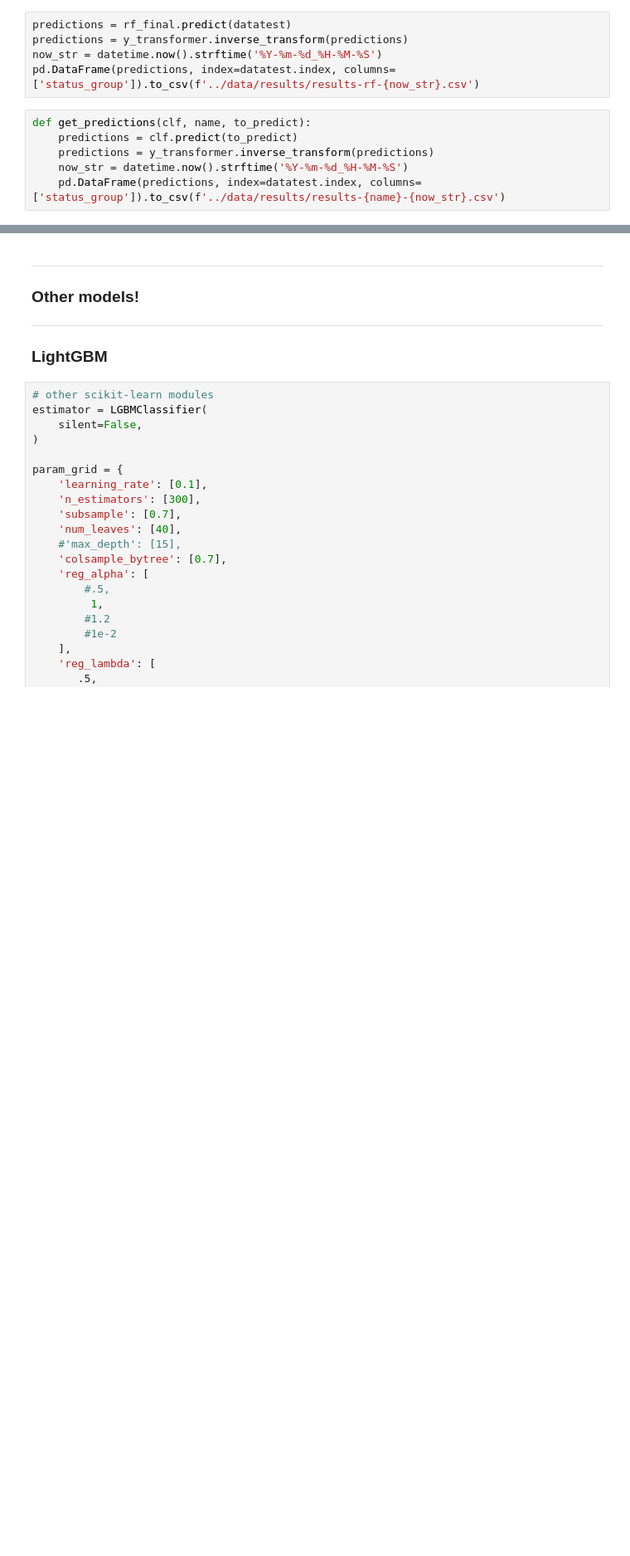
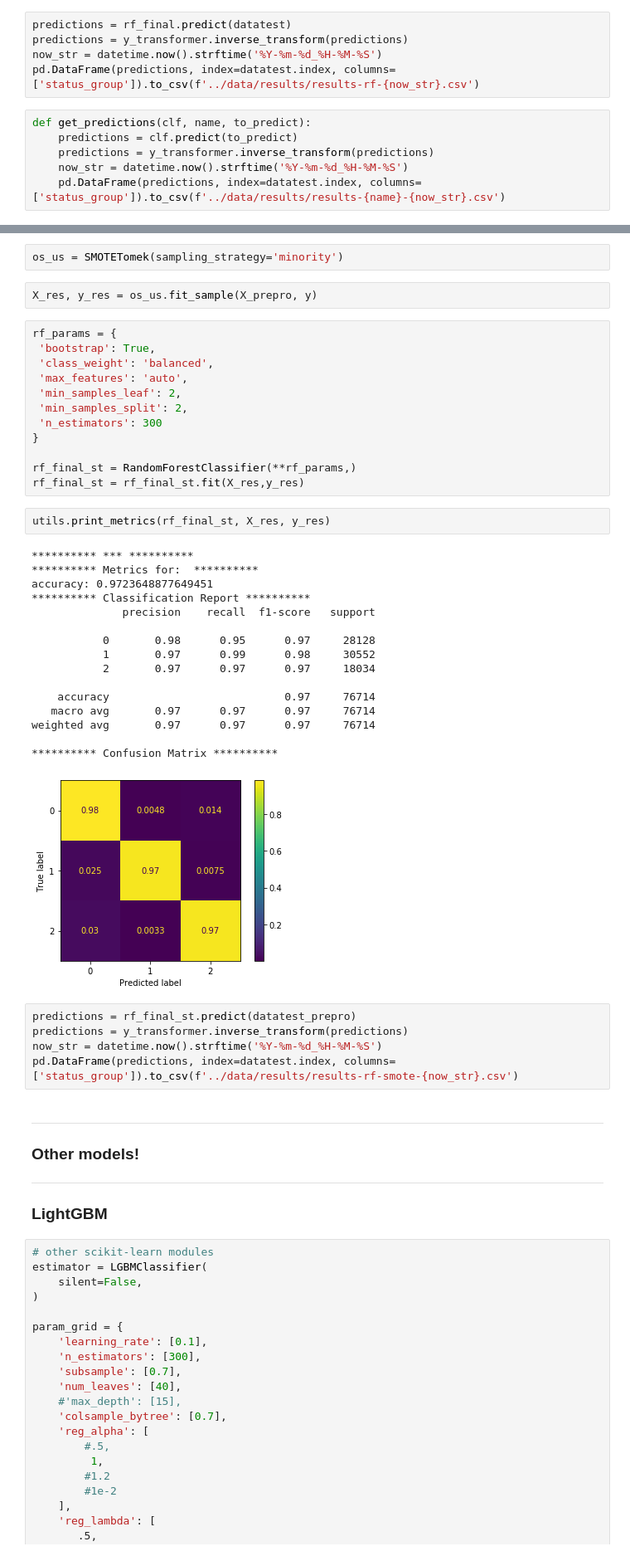
Before and after one commit to JonathanLoscalzo/pump-it-up_data-mining-the-water, a Jupyter notebook: pumpitup/notebooks/01-model_train.ipynb, the cells around one changed output, grey strips where cells are left out. Shown: that part at 83% size. Drawn from its saved outputs; the diff is of its cells as text; blank space fills up the shorter version.

```diff
--- a/pumpitup/notebooks/01-model_train.ipynb
+++ b/pumpitup/notebooks/01-model_train.ipynb
@@ -439,3 +440,43 @@ def get_predictions(clf, name, to_predict):
+# %%
+os_us = SMOTETomek(sampling_strategy='minority')
+# %%
+X_res, y_res = os_us.fit_sample(X_prepro, y)
+# %%
+rf_params = {
+ 'bootstrap': True,
+ 'class_weight': 'balanced',
+ 'max_features': 'auto',
+ 'min_samples_leaf': 2,
+ 'min_samples_split': 2,
+ 'n_estimators': 300
+}
+
+rf_final_st = RandomForestClassifier(**rf_params,)
+rf_final_st = rf_final_st.fit(X_res,y_res)
+# %%
+utils.print_metrics(rf_final_st, X_res, y_res)
+# %% [output]
+********** *** **********
+********** Metrics for:  **********
+accuracy: 0.9723648877649451
+********** Classification Report **********
+              precision    recall  f1-score   support
+
+           0       0.98      0.95      0.97     28128
+           1       0.97      0.99      0.98     30552
+           2       0.97      0.97      0.97     18034
+
+    accuracy                           0.97     76714
+   macro avg       0.97      0.97      0.97     76714
+weighted avg       0.97      0.97      0.97     76714
+
+********** Confusion Matrix **********
+[figure, added]
+# %%
+predictions = rf_final_st.predict(datatest_prepro)
+predictions = y_transformer.inverse_transform(predictions)
+now_str = datetime.now().strftime('%Y-%m-%d_%H-%M-%S')
+pd.DataFrame(predictions, index=datatest.index, columns=['status_group']).to_csv(f'../data/results/results-rf-smote-{now_str}.csv')
 # %% [markdown]
 ____________________________________
 ### Other models!
```
Also changed, not shown: parts of 13 cells of this notebook.
